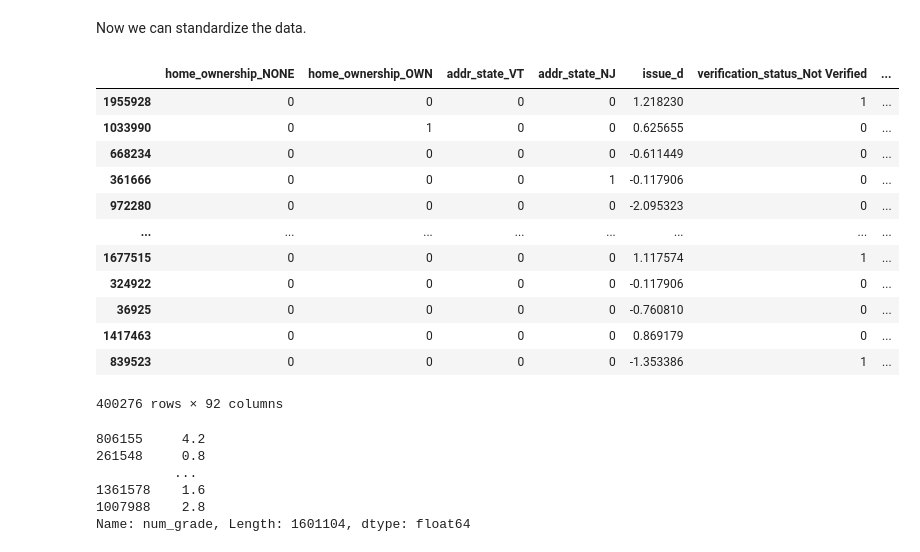
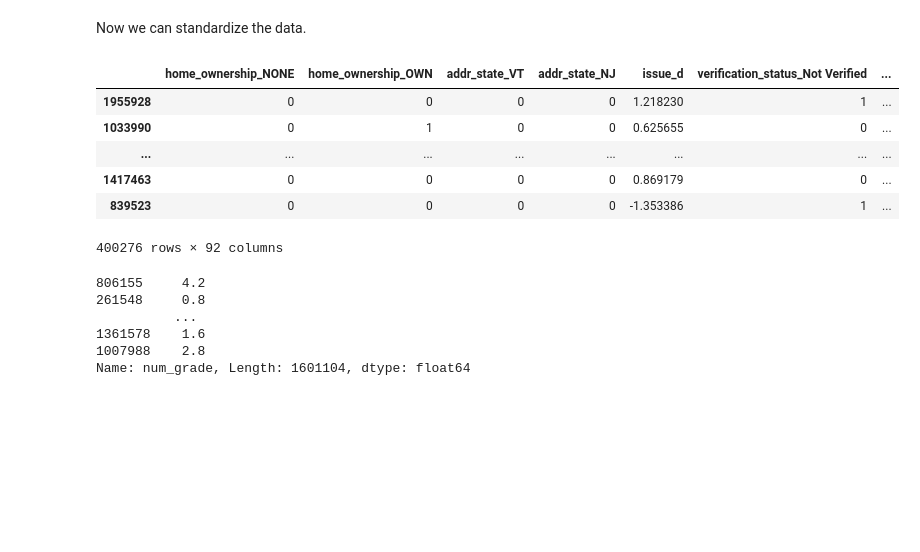
Before and after one commit to tmaounis/cs109a-LendingClub, a Jupyter notebook: models.ipynb, the cells around one changed output. Drawn from its saved outputs; the diff is of its cells as text; code cells hidden in the pictures; blank space fills up the shorter version.

```diff
--- a/models.ipynb
+++ b/models.ipynb
@@ -274,18 +185,12 @@ x_test_unstand = x_test.copy()
 x_test_std = x_test.copy()
 x_test_std[std_labels] = standardize(x_test, x_train_unstand, std_labels)
 # %%
-display_df(x_test_std, 10)
+display_df(x_test_std, 5)
 # %% [output]
 |  | home_ownership_NONE | home_ownership_OWN | addr_state_VT | addr_state_NJ | issue_d | verification_status_Not Verified | ... |
 | 1955928 | 0 | 0 | 0 | 0 | 1.218230 | 1 | ... |
 | 1033990 | 0 | 1 | 0 | 0 | 0.625655 | 0 | ... |
-| 668234 | 0 | 0 | 0 | 0 | -0.611449 | 0 | ... |
-| 361666 | 0 | 0 | 0 | 1 | -0.117906 | 0 | ... |
-| 972280 | 0 | 0 | 0 | 0 | -2.095323 | 0 | ... |
 | ... | ... | ... | ... | ... | ... | ... | ... |
-| 1677515 | 0 | 0 | 0 | 0 | 1.117574 | 1 | ... |
-| 324922 | 0 | 0 | 0 | 0 | -0.117906 | 0 | ... |
-| 36925 | 0 | 0 | 0 | 0 | -0.760810 | 0 | ... |
 | 1417463 | 0 | 0 | 0 | 0 | 0.869179 | 0 | ... |
 | 839523 | 0 | 0 | 0 | 0 | -1.353386 | 1 | ... |
 400276 rows × 92 columns
```
Also changed, not shown: parts of 5 cells of this notebook.
